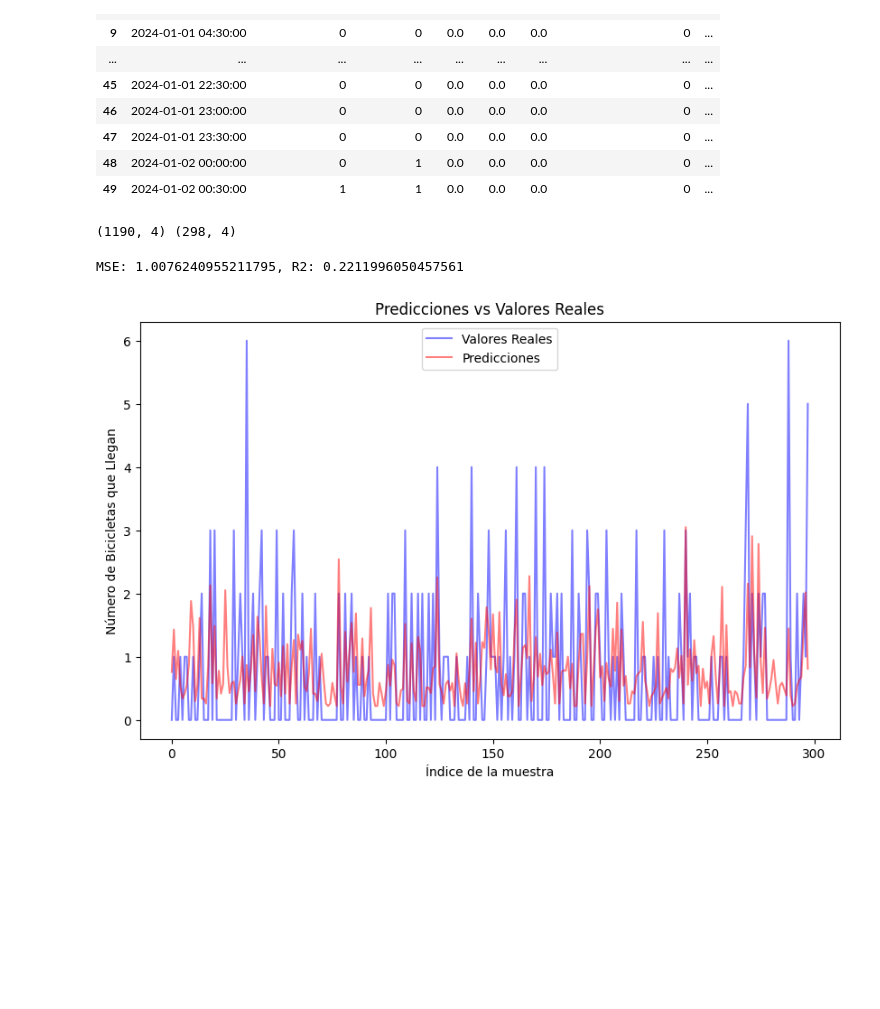
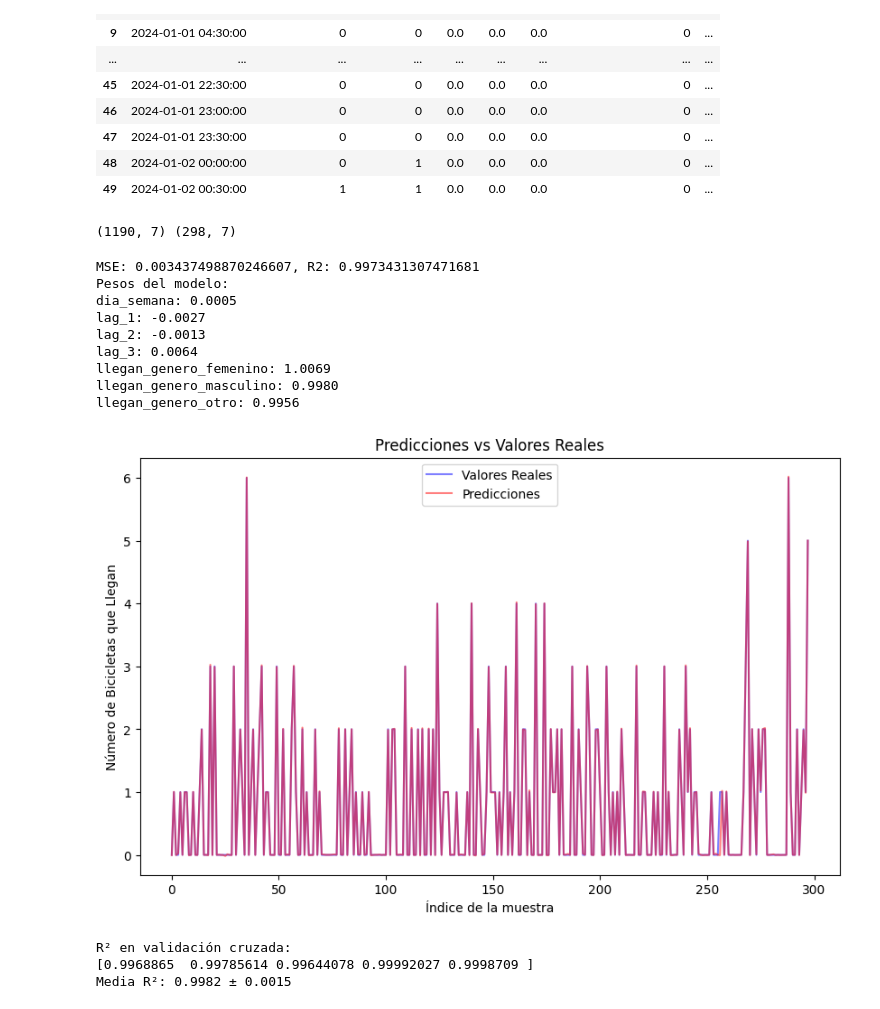
Before and after one commit to frangiavarini/Machine_Learning, a Jupyter notebook: notebooks/processing.ipynb, the cells around one changed output. Drawn from its saved outputs; the diff is of its cells as text; code cells hidden in the pictures; blank space fills up the shorter version.

```diff
--- a/notebooks/processing.ipynb
+++ b/notebooks/processing.ipynb
@@ -130,7 +130,9 @@ import numpy as np
 from sklearn.model_selection import train_test_split
 
 # Seleccionar características y objetivo
-X = df_final[[ 'dia_semana', 'lag_1', 'lag_2', 'lag_3']]
+X = df_final[[ 'dia_semana', 'lag_1', 'lag_2', 'lag_3','llegan_genero_femenino',
+                'llegan_genero_masculino',
+                'llegan_genero_otro']]
 y = df_final['bicicletas_llegan']
 
 # Dividir en conjuntos de entrenamiento y prueba
@@ -138,33 +140,60 @@ X_train, X_test, y_train, y_test = train_test_split(X, y, test_size=0.2, random_
 
 print(X_train.shape, X_test.shape)
 # %% [output]
-(1190, 4) (298, 4)
+(1190, 7) (298, 7)
 # %%
 #hacer una rgresión lineal
 from sklearn.linear_model import LinearRegression
 # Crear el modelo
 modelo = LinearRegression()
 # Entrenar el modelo
 modelo.fit(X_train, y_train)
 # Hacer predicciones
 predicciones = modelo.predict(X_test)
 # Evaluar el modelo
 from sklearn.metrics import mean_squared_error, r2_score
 mse = mean_squared_error(y_test, predicciones)
 r2 = r2_score(y_test, predicciones)
 print(f'MSE: {mse}, R2: {r2}')
 
+#printear los pesos que se le dio a cada característica
+print("Pesos del modelo:")
+for feature, weight in zip(X.columns, modelo.coef_):
+    print(f"{feature}: {weight:.4f}")
+
 
 #graficar las predicciones vs los valores reales
 import matplotlib.pyplot as plt
 plt.figure(figsize=(10, 6))
 plt.plot(y_test.values, label='Valores Reales', color='blue', alpha=0.5)
 plt.plot(predicciones, label='Predicciones', color='red', alpha=0.5)
 plt.title('Predicciones vs Valores Reales')
 plt.xlabel('Índice de la muestra')
 plt.ylabel('Número de Bicicletas que Llegan')
 plt.legend()
 plt.show()
+
+
+from sklearn.model_selection import cross_val_score
+
+# Validación cruzada con 5 folds, a ver si hay overfitting
+cv_scores = cross_val_score(modelo, X_train, y_train,
+                           cv=5, scoring='r2')
+
+print("R² en validación cruzada:")
+print(cv_scores)
+print(f"Media R²: {np.mean(cv_scores):.4f} ± {np.std(cv_scores):.4f}")
 # %% [output]
-MSE: 1.0076240955211795, R2: 0.2211996050457561
+MSE: 0.003437498870246607, R2: 0.9973431307471681
+Pesos del modelo:
+dia_semana: 0.0005
+lag_1: -0.0027
+lag_2: -0.0013
+lag_3: 0.0064
+llegan_genero_femenino: 1.0069
+llegan_genero_masculino: 0.9980
+llegan_genero_otro: 0.9956
-[figure, old version]
+[figure, new version]
+R² en validación cruzada:
+[0.9968865  0.99785614 0.99644078 0.99992027 0.9998709 ]
+Media R²: 0.9982 ± 0.0015
```
Also changed, not shown: parts of 4 cells of this notebook.
